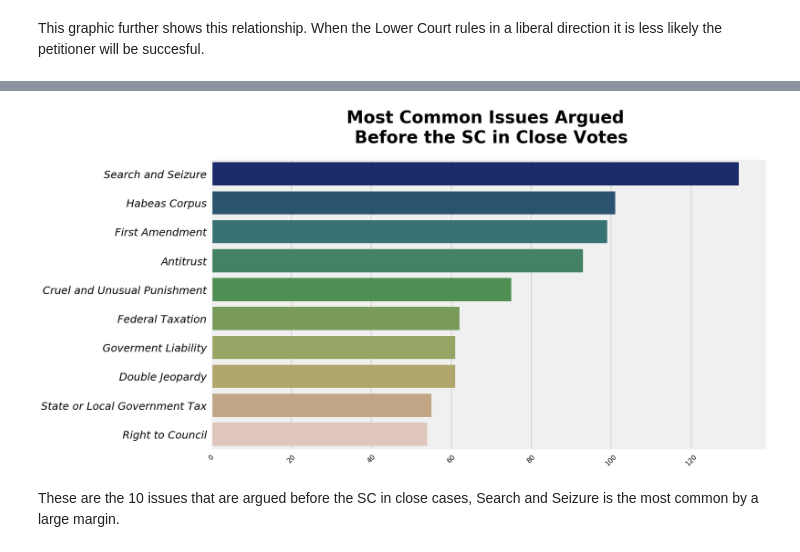
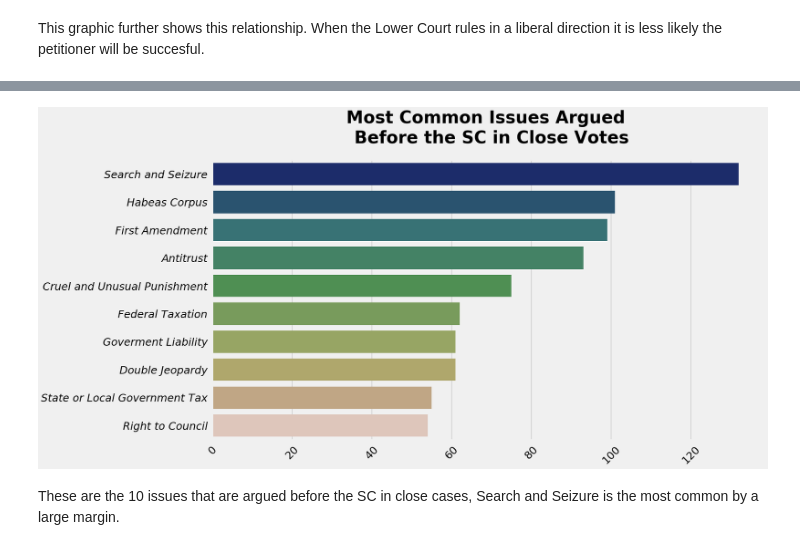
Before and after one commit to acoco10/supreme_court_predictor, a Jupyter notebook: notebooks/EDA notebook.ipynb, the cells around one changed output, grey strips where cells are left out. Saved outputs shown, nothing was run; the diff lists cells and outputs as text; code cells hidden in the pictures.

```diff
--- a/notebooks/EDA notebook.ipynb
+++ b/notebooks/EDA notebook.ipynb
@@ -188,18 +227,21 @@ This graphic further shows this relationship. When the Lower Court rules in a li
 # %%
 
-fig = plt.figure(figsize= (24, 12))
+fig = plt.figure(figsize= (24, 12))#plot
 ax = fig.add_subplot(111)
-count = [132, 101, 99, 93, 75, 62, 61, 61, 55, 54]
-labels = ['Search and Seizure', 'Habeas Corpus','First Amendment' ,'Antitrust', 'Cruel and Unusual Punishment', 'Federal Taxation', 'Goverment Liability', 'Double Jeopardy',
-          'State or Local Government Tax', 'Right to Council']
-dfg = pd.DataFrame(count, labels)
-sns.barplot(count, labels, data = dfg, palette = 'gist_earth' )
-ax.set_title('Most Common Issues Argued \n Before the SC in Close Votes', size = 40, fontweight = 'bold',pad = 40, loc= 'center')
-plt.xticks(rotation = 45)
+count = [132, 101, 99, 93, 75, 62, 61, 61, 55, 54] #the number of cases involving each issue
+labels = ['Search and Seizure', 'Habeas Corpus','First Amendment' ,'Antitrust', 'Cruel and Unusual Punishment',
+          'Federal Taxation', 'Goverment Liability', 'Double Jeopardy',
+          'State or Local Government Tax', 'Right to Council']# the issue
+dfg = pd.DataFrame(count, labels)# I wanted to try some things in seaborn so i quickly made a df
+sns.barplot(count, labels, data = dfg, palette = 'gist_earth' )#barplot + color palette
+ax.set_title('Most Common Issues Argued \n Before the SC in Close Votes',
+             size = 40, fontweight = 'bold',pad = 40, loc= 'center') #title
+#formatting and further titles
+plt.xticks(rotation = 45, size = 25)
 plt.yticks(size = 25, fontstyle = 'italic')
 fig.set_tight_layout(True)
 plt.savefig("common_issues.png")
 # %% [output]
-[figure, old version]
+[figure, new version]
 # %% [markdown]
 These are the 10 issues that are argued before the SC in close cases, Search and Seizure is the most common by a large margin.
```
Also changed, not shown: parts of 50 cells of this notebook, 22 other files.
